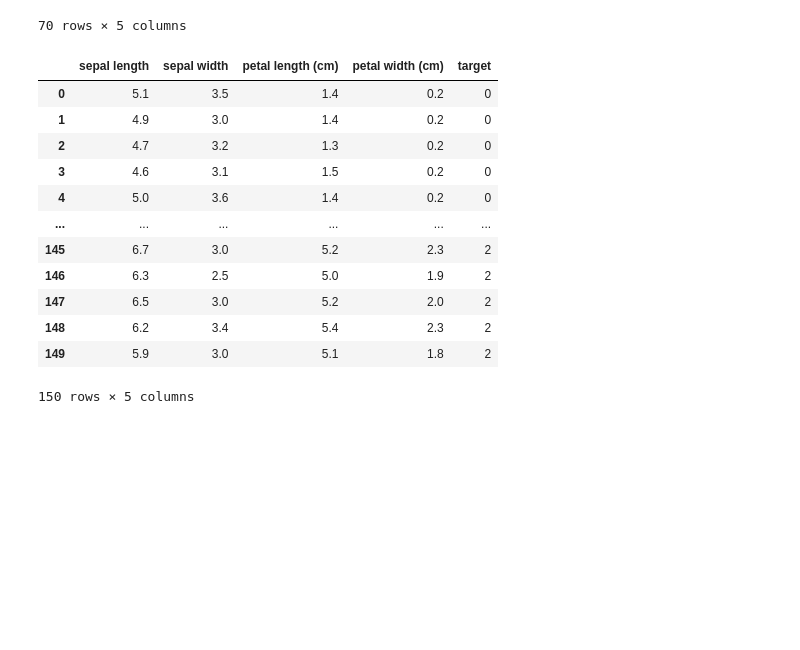
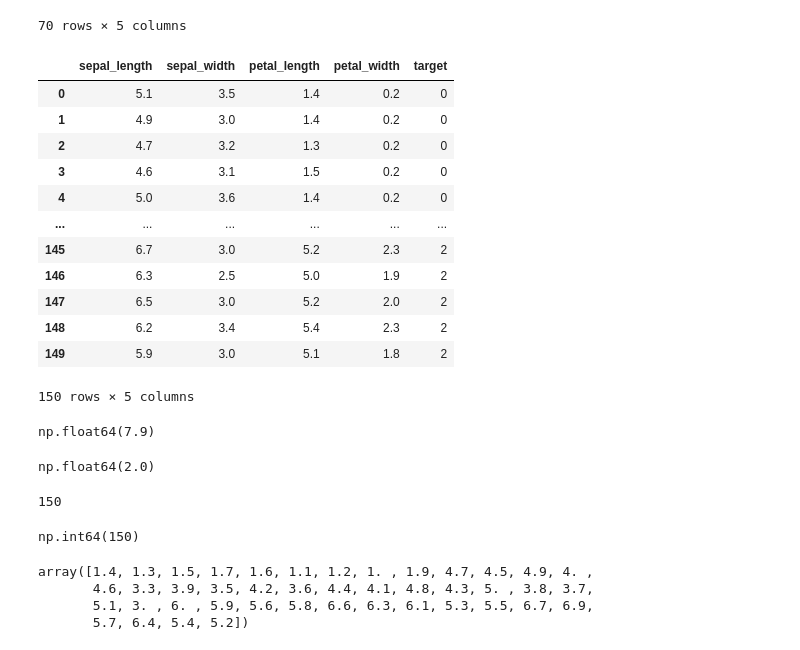
Before and after one commit to A12A34/11AI-SEM2, a Jupyter notebook: school/ML/code/data_wrangiling.ipynb, the cells around one changed output. Cells and saved outputs as stored; diff of their text form; code cells hidden in the pictures; blank space fills up the shorter version.

Commit message:
Update execution counts and rename DataFrame columns for consistency in data_wrangiling.ipynb

```diff
--- a/school/ML/code/data_wrangiling.ipynb
+++ b/school/ML/code/data_wrangiling.ipynb
@@ -322,11 +322,11 @@ df[(df["sepal length (cm)"] >= 5) & (df["petal length (cm)"] >= 4.5)]
 70 rows × 5 columns
 # %%
 # Rename columns to remove the unit suffix
-df.rename(columns = {"sepal length (cm)": "sepal length", "sepal width (cm)": "sepal width"
-                     , "petal length (cm)": "petal length", "petal width (cm)": "petal width"}, inplace=True)
+df.rename(columns = {"sepal length (cm)": "sepal_length", "sepal width (cm)": "sepal_width"
+                     , "petal length (cm)": "petal_length", "petal width (cm)": "petal_width"}, inplace=True)
 df
 # %% [output]
-|  | sepal length | sepal width | petal length (cm) | petal width (cm) | target |
+|  | sepal_length | sepal_width | petal_length | petal_width | target |
 | 0 | 5.1 | 3.5 | 1.4 | 0.2 | 0 |
 | 1 | 4.9 | 3.0 | 1.4 | 0.2 | 0 |
 | 2 | 4.7 | 3.2 | 1.3 | 0.2 | 0 |
@@ -341,4 +341,26 @@ df
 150 rows × 5 columns
 # %%
 df["sepal_length"].max()
-df["sepal_width"].min()
+# %% [output]
+np.float64(7.9)
+# %%
+# Get the minimum value of sepal width
+df["sepal_width"].min()
+# %% [output]
+np.float64(2.0)
+# %%
+# Get the number of entries in the petal length column
+len(df["petal_length"])
+# %% [output]
+150
+# %%
+df["petal_width"].count()
+# %% [output]
+np.int64(150)
+# %%
+df["petal_length"].unique()
+# %% [output]
+array([1.4, 1.3, 1.5, 1.7, 1.6, 1.1, 1.2, 1. , 1.9, 4.7, 4.5, 4.9, 4. ,
+       4.6, 3.3, 3.9, 3.5, 4.2, 3.6, 4.4, 4.1, 4.8, 4.3, 5. , 3.8, 3.7,
+       5.1, 3. , 6. , 5.9, 5.6, 5.8, 6.6, 6.3, 6.1, 5.3, 5.5, 6.7, 6.9,
+       5.7, 6.4, 5.4, 5.2])
```
Also changed, not shown: parts of 1 cell of this notebook.
